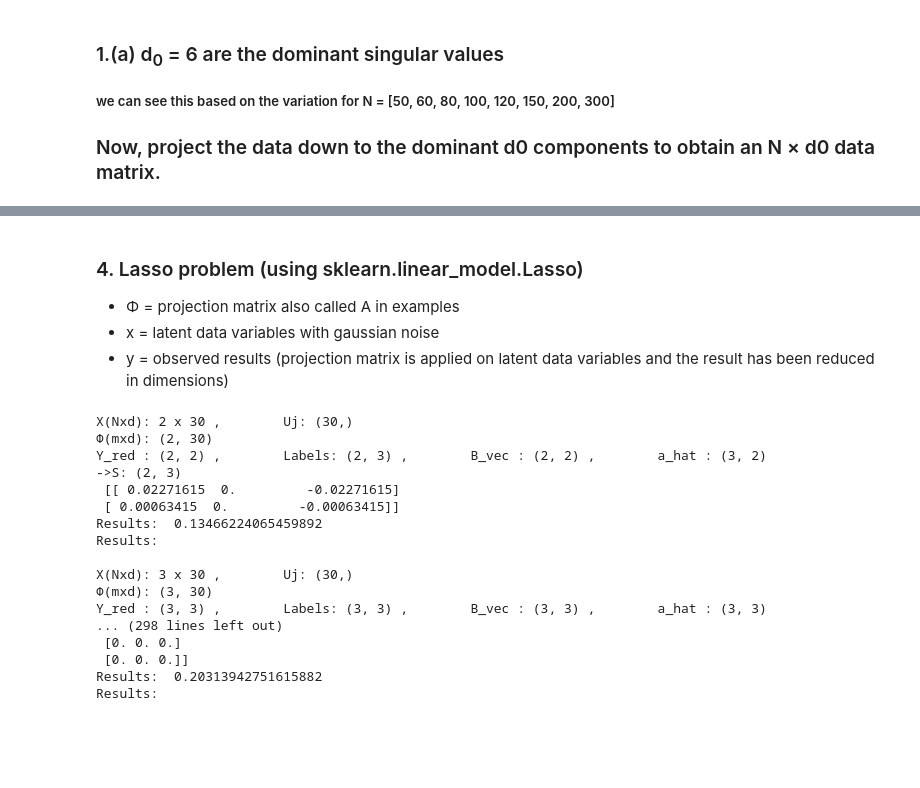
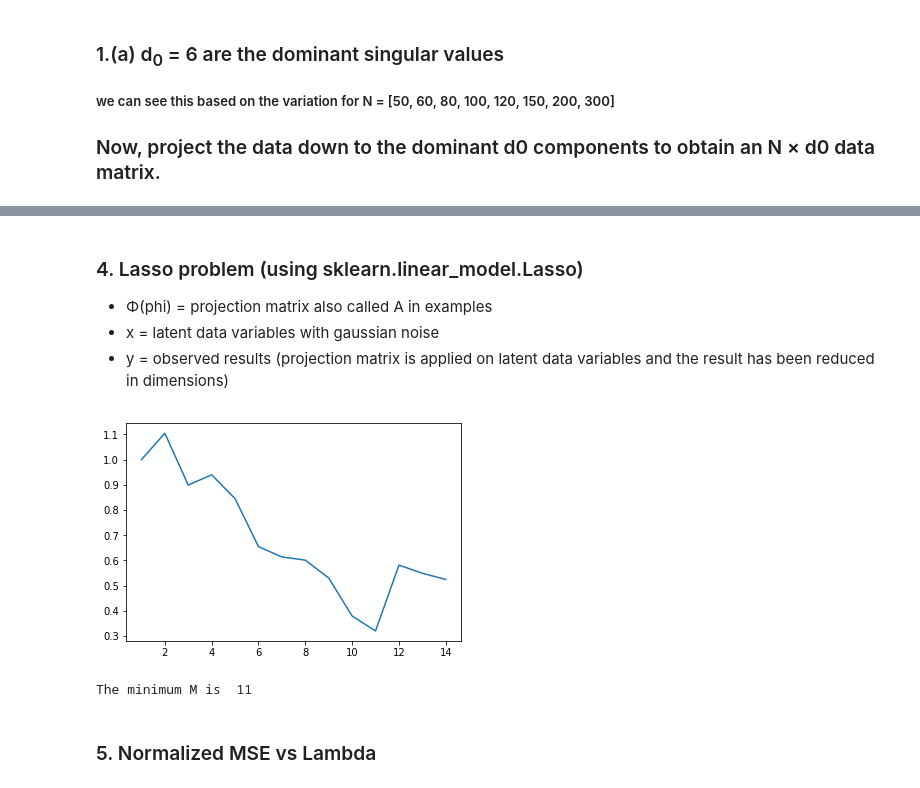
Before and after one commit to karmarv/mlearn, a Jupyter notebook: ml-h/h5-pca-cs.ipynb, the cells around one changed output, grey strips where cells are left out. Saved outputs shown, nothing was run; the diff lists cells and outputs as text; code cells hidden in the pictures; blank space fills up the shorter version.

```diff
--- a/ml-h/h5-pca-cs.ipynb
+++ b/ml-h/h5-pca-cs.ipynb
@@ -324,45 +309,38 @@ ______ Basis Vector (B)______
 # %% [markdown]
 ### 4. Lasso problem (using sklearn.linear_model.Lasso)
 
-- Φ = projection matrix also called A in examples
+- Φ(phi) = projection matrix also called A in examples
 - x = latent data variables with gaussian noise
 - y = observed results (projection matrix is applied on latent data variables and the result has been reduced in dimensions)
 # %%
 
 
 from sklearn import linear_model
 
-def normalizedMSE(Y, YH):
-     return np.square(Y - YH).mean()
+def normalizedME(s, s_hat):
+     return np.linalg.norm(s_hat - s)/np.linalg.norm(s)
 
-# Keeping dimension fixed and varying M for this
-for m in range(2,20):
-    Y_xp_reduced, Zp_labels, B_vec = getCompressedProjection(m, dims, False)
-    clf = linear_model.Lasso(alpha =1.0) # Set lambda ( called ’alpha ’ here )
-    clf.fit(Y_xp_reduced, Zp_labels) # Fit the reduced Y to the one hot
-    a_hat = clf.coef_ # Get a_hat
-    s_hat = np.matmul(B_vec, a_hat.T)
-    print("Y_red :", Y_xp_reduced.shape, ",\tLabels:",Zp_labels.shape, ",\tB_vec :",B_vec.shape, ",\ta_hat :",a_hat.shape)
-    print("->S:",s_hat.shape,"\n", s_hat)
+def findMinimumM():
+    mses = []
+    # Keeping dimension fixed and varying M for this
+    rng = range(1,15)
+    for m in rng:
+        s, Y_xp, labels, phi, B = getCompressedProjection(m, dims, False)
+        matrix = (1/np.sqrt(m)) * np.matmul(phi, B)
+        clf = linear_model.Lasso(alpha = 1.0) # Set lambda ( called ’alpha ’ here )
+        clf.fit(matrix, Y_xp.T) # Fit the reduced Y to the one hot
+        a_hat = clf.coef_ # Get a_hat
+        s_hat = np.matmul(a_hat, B.T) # this is the output
+        #print("Mat:",matrix.shape, ",\ts_hat:",s_hat.shape, ",\ts:",s.shape)
+        mses.append(normalizedME(s, s_hat))
+    plt.plot(list(rng), mses)
+    plt.show()
+    return np.argmin(mses)+1
 
-    Y_hat = clf.predict(Y_xp_reduced)
-
-    print("Results: ",normalizedMSE(Y_hat, Zp_labels))
+minM = findMinimumM()
+print("The minimum M is ", minM)
 # %% [output]
+[figure, added]
-X(Nxd): 2 x 30 ,        Uj: (30,)
-Φ(mxd): (2, 30)
-Y_red : (2, 2) ,        Labels: (2, 3) ,        B_vec : (2, 2) ,        a_hat : (3, 2)
-->S: (2, 3)
- [[ 0.02271615  0.         -0.02271615]
- [ 0.00063415  0.         -0.00063415]]
-Results:  0.13466224065459892
-Results:
-
-X(Nxd): 3 x 30 ,        Uj: (30,)
-Φ(mxd): (3, 30)
-Y_red : (3, 3) ,        Labels: (3, 3) ,        B_vec : (3, 3) ,        a_hat : (3, 3)
-... (298 lines left out)
- [0. 0. 0.]
- [0. 0. 0.]]
-Results:  0.20313942751615882
-Results:
+The minimum M is  11
+# %% [markdown]
+### 5. Normalized MSE vs Lambda
```
Also changed, not shown: parts of 18 cells of this notebook, 15 other files.
